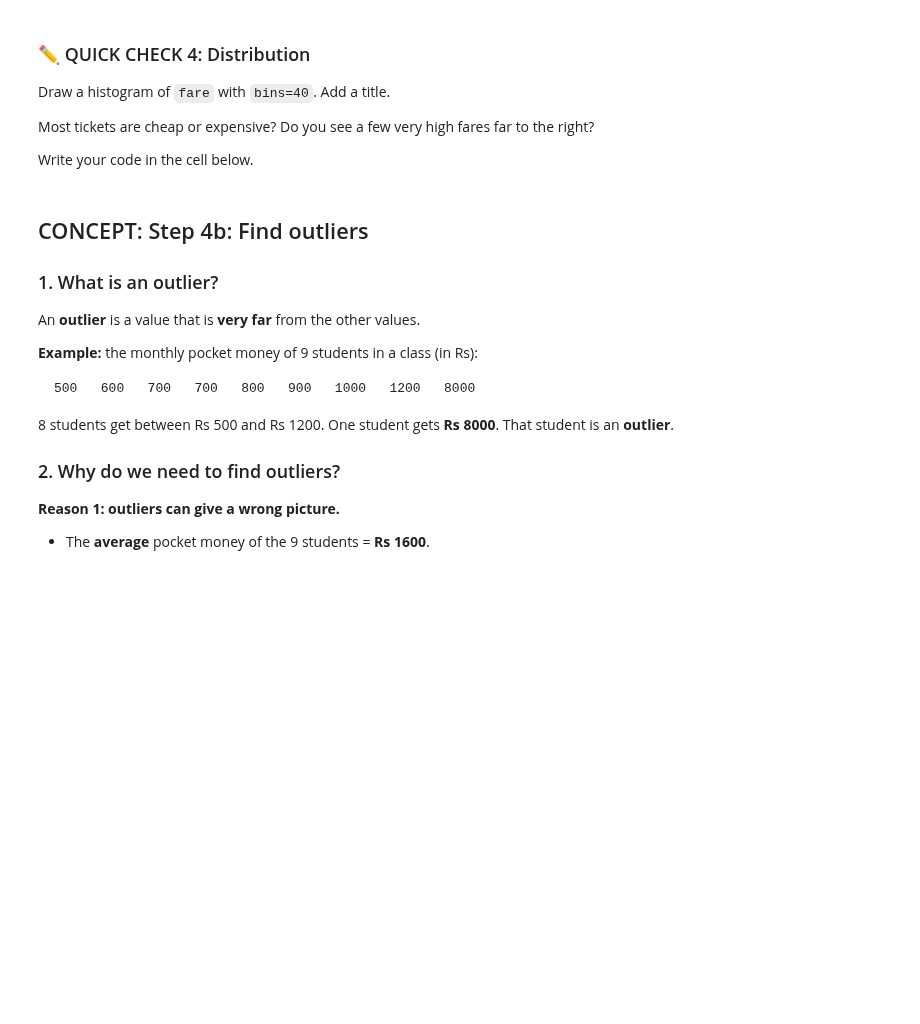
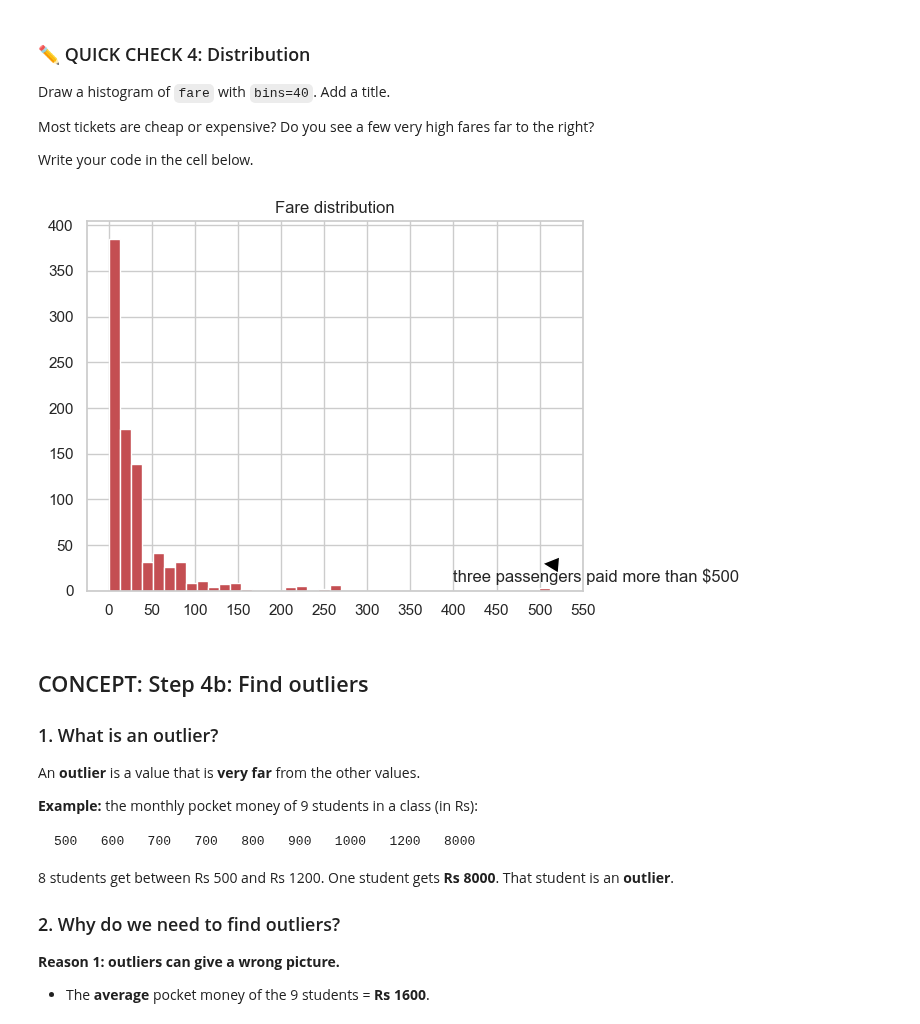
Before and after one commit to khan1020/Python-for-AI-course, a Jupyter notebook: notebooks/Week 4/Day 17/Day_17_EDA_Project.ipynb, the cells around one changed output. Cells and saved outputs as stored; diff of their text form; code cells hidden in the pictures; blank space fills up the shorter version.

```diff
--- a/notebooks/Week 4/Day 17/Day_17_EDA_Project.ipynb
+++ b/notebooks/Week 4/Day 17/Day_17_EDA_Project.ipynb
@@ -296,3 +294,16 @@ Write your code in the cell below.
+# %%
+# Write your code here
+plt.annotate("three passengers paid more than $500",
+              xy=(500, 30),
+              xytext=(400, 10),
+              arrowprops=dict(facecolor='black', shrink=0.05))
+
+plt.hist(df["fare"], bins=40, color="r")
+plt.xticks(range(0, 600, 50))
+plt.title("Fare distribution")
+plt.show()
+# %% [output]
+[figure, added]
 # %% [markdown]
 ## CONCEPT: Step 4b: Find outliers
 
```
Also changed, not shown: parts of 9 cells of this notebook, 3 other files.
